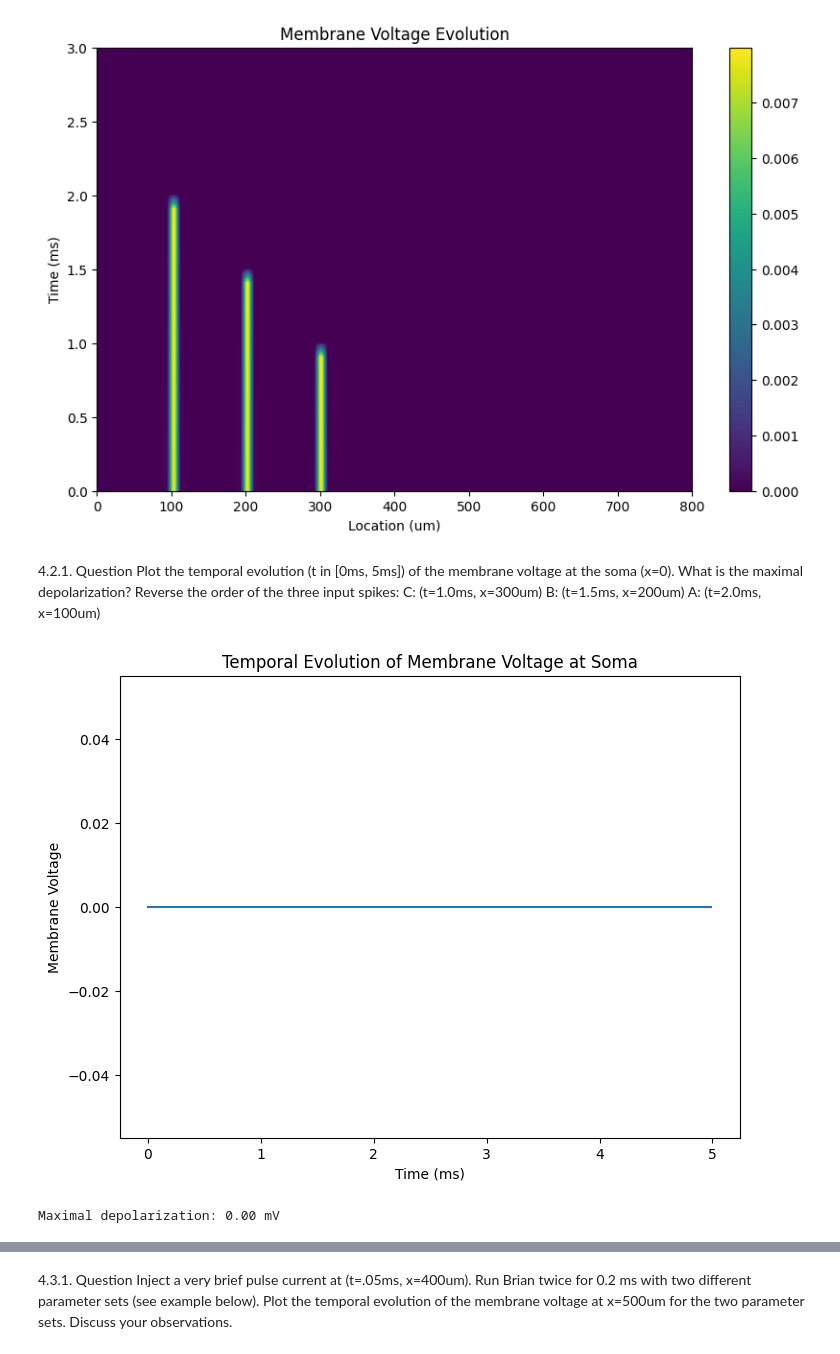
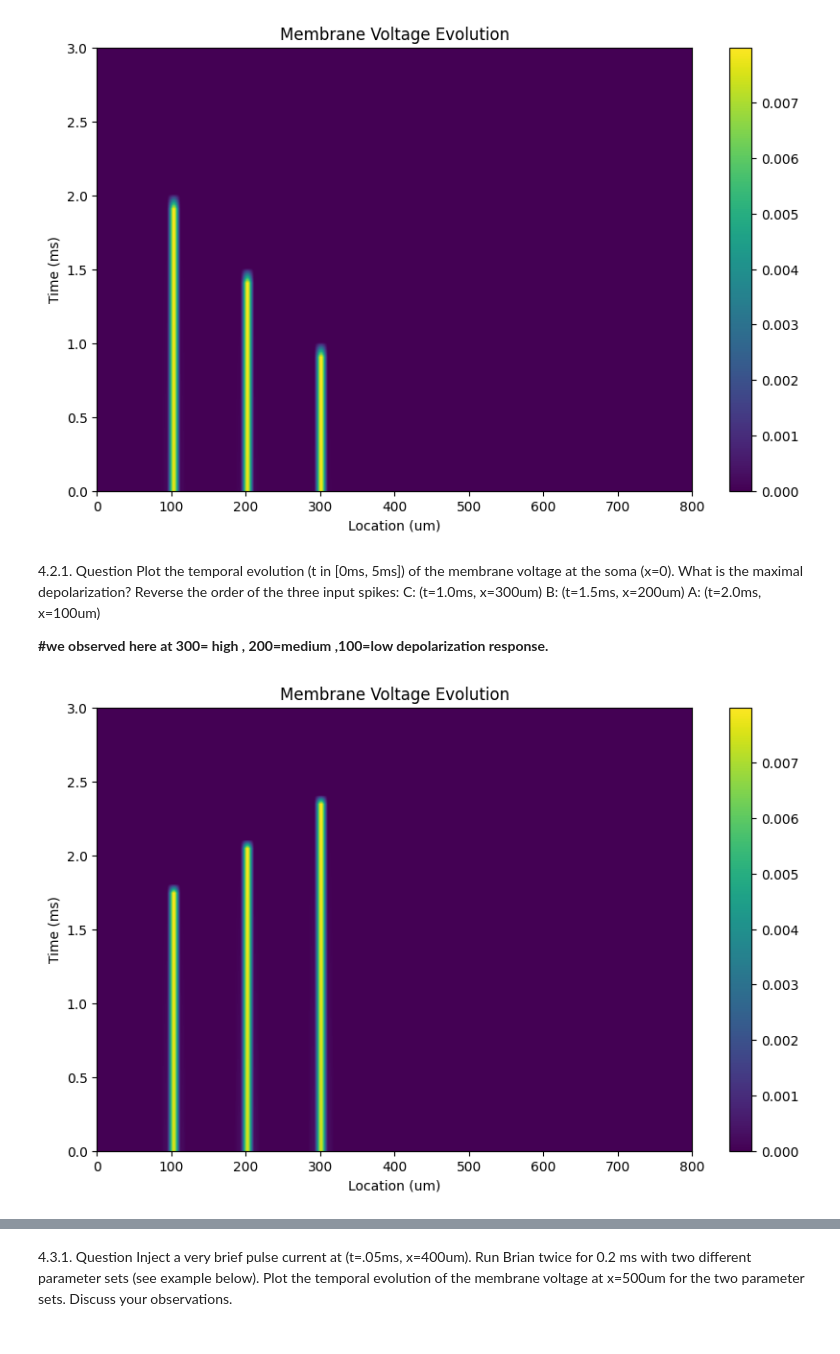
Before and after one commit to psalmanraju/CN-Models-by-PSRAJU, a Jupyter notebook: neurodynex3/cable_equation/passive_cable.ipynb, the cells around one changed output, grey strips where cells are left out. Saved outputs shown, nothing was run; the diff lists cells and outputs as text; code cells hidden in the pictures.

```diff
--- a/neurodynex3/cable_equation/passive_cable.ipynb
+++ b/neurodynex3/cable_equation/passive_cable.ipynb
@@ -150,6 +160,8 @@ Reverse the order of the three input spikes:
 C: (t=1.0ms, x=300um)
 B: (t=1.5ms, x=200um)
 A: (t=2.0ms, x=100um)
+
+**#we observed here at 300= high , 200=medium ,100=low depolarization response.**
 # %%
 import numpy as np
 import matplotlib.pyplot as plt
@@ -162,41 +174,49 @@ x = np.arange(0, cable_length + dx, dx)  # um, spatial grid
 t = np.arange(0, 5, dt)  # ms, temporal grid
 
 # Pulse parameters
 pulse_duration = 0.1  # ms
 pulse_amplitude = 0.8  # nA
 
 # Pulse injection locations and times (reversed order)
 pulse_locations = [300, 200, 100]  # um
 pulse_times = [1.0, 1.5, 2.0]  # ms
 
 # Initialize membrane voltage and current arrays
 V = np.zeros((len(t), len(x)))
 I = np.zeros((len(t), len(x)))
 
 # Inject pulses
 for i, (pulse_time, pulse_location) in enumerate(zip(pulse_times, pulse_locations)):
     pulse_start = int(pulse_time / dt)
     pulse_end = int((pulse_time + pulse_duration) / dt)
     pulse_idx = int(pulse_location / dx)
     I[pulse_start:pulse_end, pulse_idx] = pulse_amplitude
 
 # Simulate cable dynamics (simplified, assuming passive cable)
 for i in range(1, len(t)):
     for j in range(1, len(x) - 1):
         V[i, j] = V[i - 1, j] + (dt / (dx ** 2)) * (V[i - 1, j + 1] - 2 * V[i - 1, j] + V[i - 1, j - 1]) + (dt / dx) * I[i, j]
 
 # Plot temporal evolution of membrane voltage at the soma (x=0)
-plt.figure(figsize=(8, 6))
-plt.plot(t, V[:, 0])
-plt.xlabel('Time (ms)')
-plt.ylabel('Membrane Voltage')
-plt.title('Temporal Evolution of Membrane Voltage at Soma')
-plt.show()
+#plt.figure(figsize=(8, 6))
+#plt.plot(t, V[:, 0])
+#plt.xlabel('Time (ms)')
+#plt.ylabel('Membrane Voltage')
+#plt.title('Temporal Evolution of Membrane Voltage at Soma')
+#plt.show()
 
 # Calculate maximal depolarization
-max_depolarization = np.max(V[:, 0])
-print(f'Maximal depolarization: {max_depolarization:.2f} mV')
+#max_depolarization = np.max(V[:, 0])
+#print(f'Maximal depolarization: {max_depolarization:.2f} mV')
+
+# Plot membrane voltage over time and space
+plt.figure(figsize=(10, 6))
+plt.imshow(V, extent=(0, cable_length, 0, 3), aspect='auto', cmap='viridis')
+plt.xlabel('Location (um)')
+plt.ylabel('Time (ms)')
+plt.title('Membrane Voltage Evolution')
+plt.colorbar()
+plt.show()
 # %% [output]
-[figure, old version]
+[figure, new version]
-Maximal depolarization: 0.00 mV
 # %% [markdown]
```
Also changed, not shown: parts of 8 cells of this notebook.
